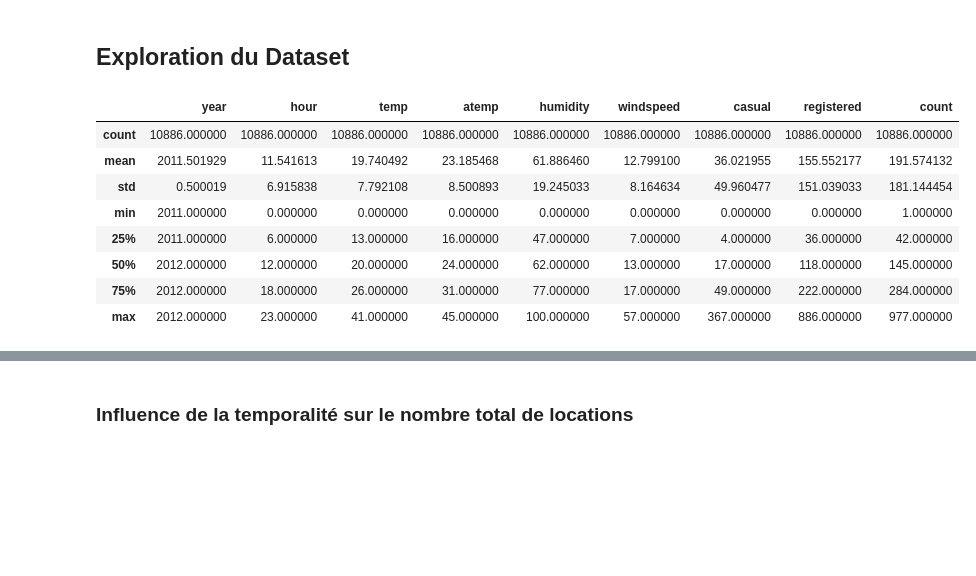
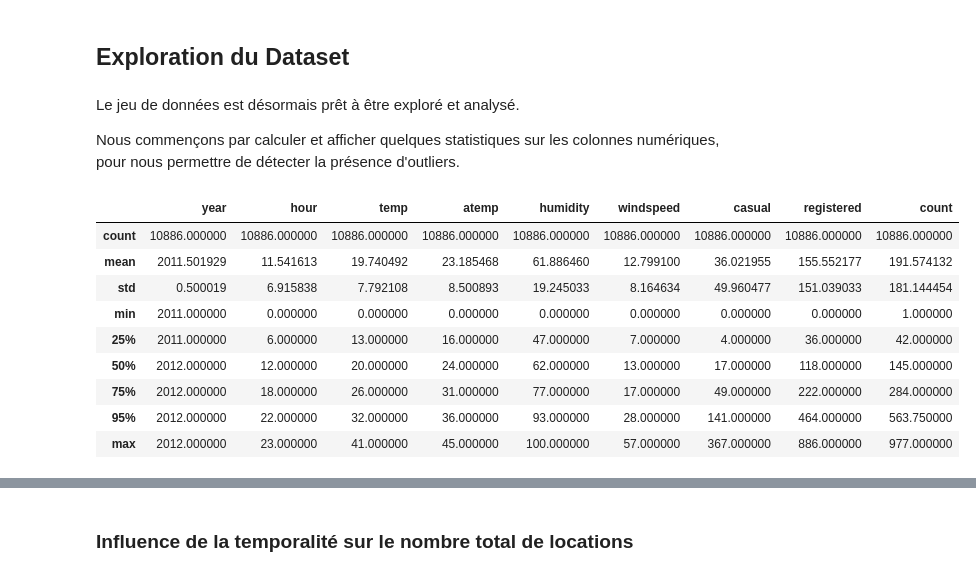
Before and after one commit to Antoine101/Bike-Sharing-Demand, a Jupyter notebook: Bike Sharing Demand.ipynb, the cells around one changed output, grey strips where cells are left out. Saved outputs shown, nothing was run; the diff lists cells and outputs as text; code cells hidden in the pictures; blank space fills up the shorter version.

```diff
--- a/Bike Sharing Demand.ipynb
+++ b/Bike Sharing Demand.ipynb
@@ -144,15 +153,20 @@ dtypes: category(5), datetime64[ns](1), float64(1), int64(8)
 memory usage: 904.7 KB
 # %% [markdown]
 ## Exploration du Dataset
+# %% [markdown]
+Le jeu de données est désormais prêt à être exploré et analysé.
+
+Nous commençons par calculer et afficher quelques statistiques sur les colonnes numériques, pour nous permettre de détecter la présence d'outliers.
 # %%
-dataset.describe()
+dataset.describe(percentiles=[.25, .50, .75, .95])
 # %% [output]
 |  | year | hour | temp | atemp | humidity | windspeed | casual | registered | count |
 | count | 10886.000000 | 10886.000000 | 10886.000000 | 10886.000000 | 10886.000000 | 10886.000000 | 10886.000000 | 10886.000000 | 10886.000000 |
 | mean | 2011.501929 | 11.541613 | 19.740492 | 23.185468 | 61.886460 | 12.799100 | 36.021955 | 155.552177 | 191.574132 |
 | std | 0.500019 | 6.915838 | 7.792108 | 8.500893 | 19.245033 | 8.164634 | 49.960477 | 151.039033 | 181.144454 |
 | min | 2011.000000 | 0.000000 | 0.000000 | 0.000000 | 0.000000 | 0.000000 | 0.000000 | 0.000000 | 1.000000 |
 | 25% | 2011.000000 | 6.000000 | 13.000000 | 16.000000 | 47.000000 | 7.000000 | 4.000000 | 36.000000 | 42.000000 |
 | 50% | 2012.000000 | 12.000000 | 20.000000 | 24.000000 | 62.000000 | 13.000000 | 17.000000 | 118.000000 | 145.000000 |
 | 75% | 2012.000000 | 18.000000 | 26.000000 | 31.000000 | 77.000000 | 17.000000 | 49.000000 | 222.000000 | 284.000000 |
+| 95% | 2012.000000 | 22.000000 | 32.000000 | 36.000000 | 93.000000 | 28.000000 | 141.000000 | 464.000000 | 563.750000 |
 | max | 2012.000000 | 23.000000 | 41.000000 | 45.000000 | 100.000000 | 57.000000 | 367.000000 | 886.000000 | 977.000000 |
```
Also changed, not shown: parts of 15 cells of this notebook.
